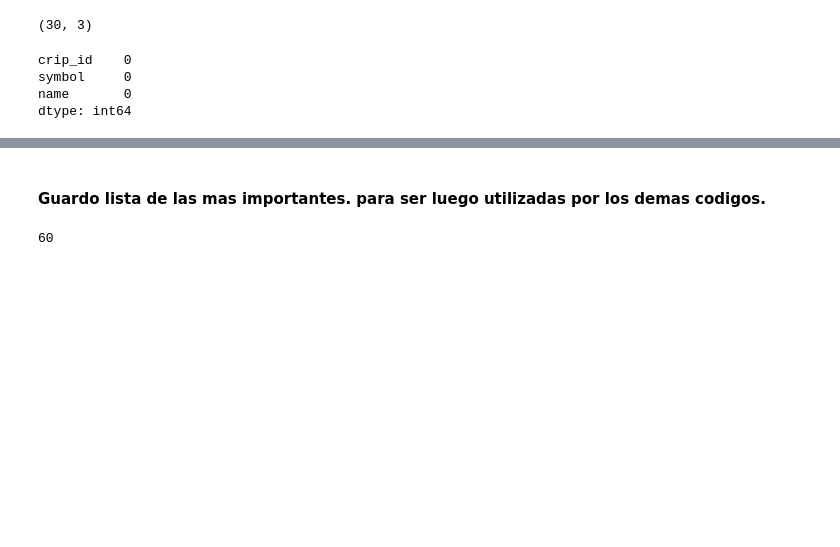
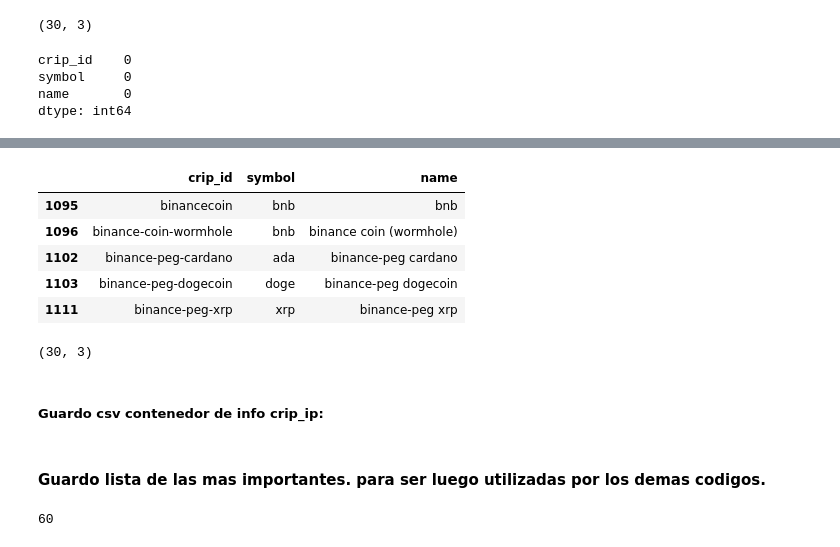
Before and after one commit to Lucaramallo/Cripto_analisis_lucaramallo, a Jupyter notebook: ETLs/EDA_Cripto.ipynb, the cells around one changed output, grey strips where cells are left out. Drawn from its saved outputs; the diff is of its cells as text; code cells hidden in the pictures; blank space fills up the shorter version.

Commit message:
Etl getting data, saving data in Csvs files, dataframes cleaned

```diff
--- a/ETLs/EDA_Cripto.ipynb
+++ b/ETLs/EDA_Cripto.ipynb
@@ -388,3 +408,18 @@ memory usage: 960.0+ bytes
 coin_id['crip_id'] = coin_id['crip_id'].str.lower()
 coin_id['symbol'] = coin_id['symbol'].str.lower()
 coin_id['name'] = coin_id['name'].str.lower()
+# %%
+coin_id.head()
+# %% [output]
+|  | crip_id | symbol | name |
+| 1095 | binancecoin | bnb | bnb |
+| 1096 | binance-coin-wormhole | bnb | binance coin (wormhole) |
+| 1102 | binance-peg-cardano | ada | binance-peg cardano |
+| 1103 | binance-peg-dogecoin | doge | binance-peg dogecoin |
+| 1111 | binance-peg-xrp | xrp | binance-peg xrp |
+# %%
+coin_id.shape
+# %% [output]
+(30, 3)
+# %% [markdown]
+##### Guardo csv contenedor de info crip_ip:
```
Also changed, not shown: parts of 38 cells of this notebook, 6 other files.
